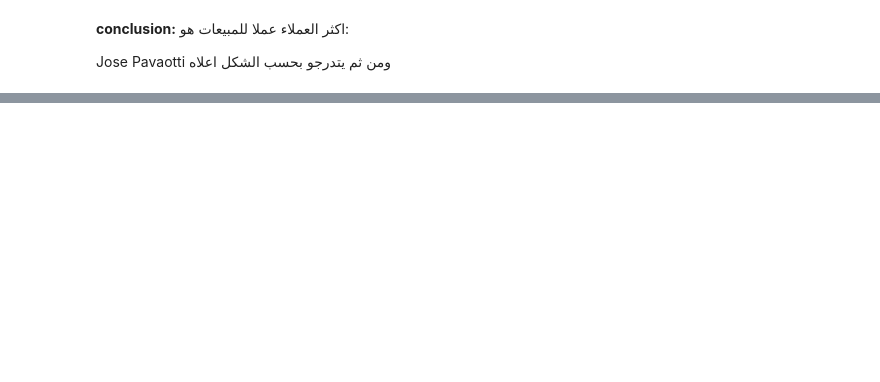
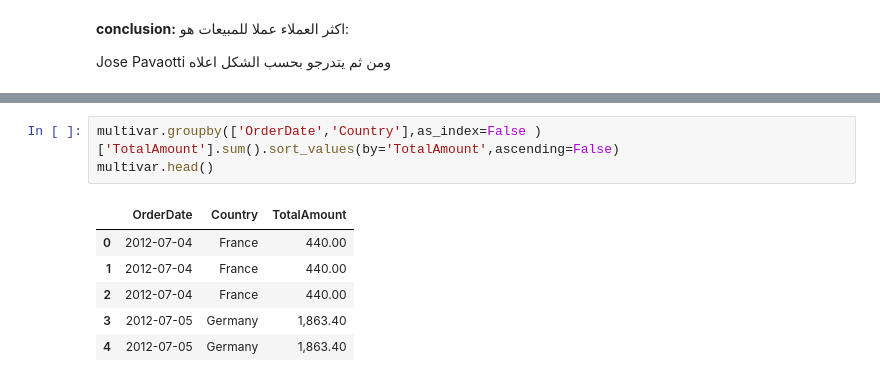
Before and after one commit to SallyHummran24/onlinefoods, a Jupyter notebook: salesinvo.ipynb, the cells around one changed output, grey strips where cells are left out. Cells and saved outputs as stored; diff of their text form; blank space fills up the shorter version.

```diff
--- a/salesinvo.ipynb
+++ b/salesinvo.ipynb
@@ -289,0 +357,10 @@ Jose Pavaotti
+# %%
+multivar.groupby(['OrderDate','Country'],as_index=False )['TotalAmount'].sum().sort_values(by='TotalAmount',ascending=False)
+multivar.head()
+# %% [output]
+|  | OrderDate | Country | TotalAmount |
+| 0 | 2012-07-04 | France | 440.00 |
+| 1 | 2012-07-04 | France | 440.00 |
+| 2 | 2012-07-04 | France | 440.00 |
+| 3 | 2012-07-05 | Germany | 1,863.40 |
+| 4 | 2012-07-05 | Germany | 1,863.40 |
```
Also changed, not shown: parts of 16 cells of this notebook.
